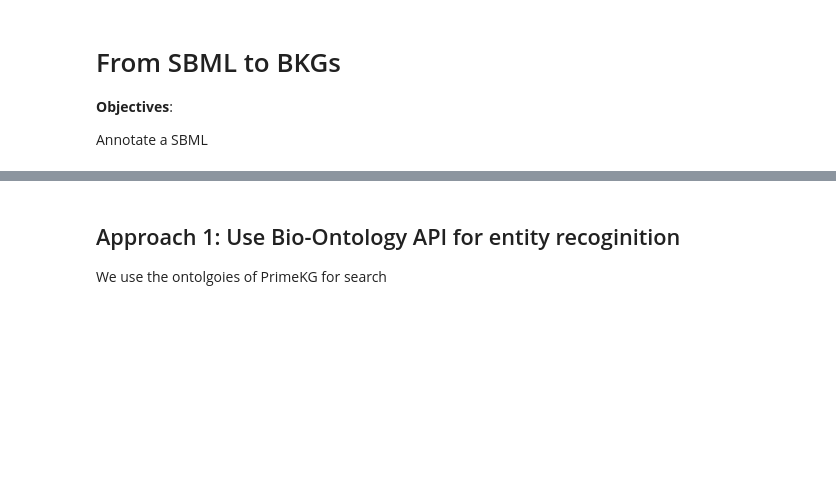
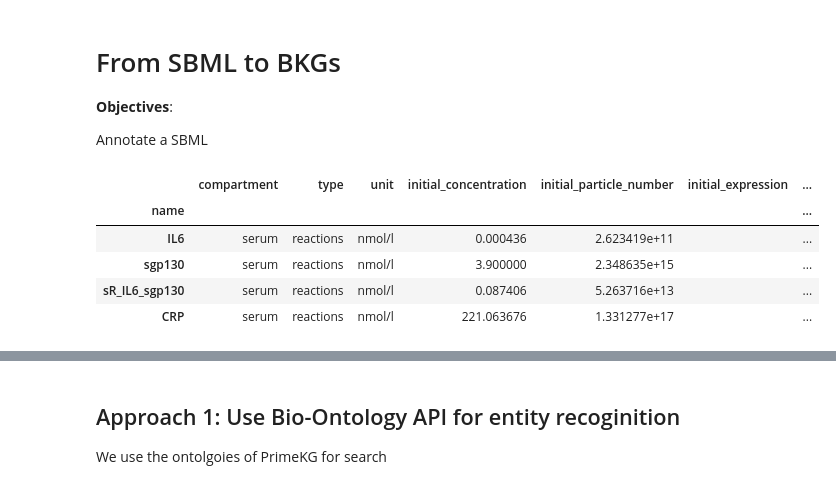
Before and after one commit to VirtualPatientEngine/AIAgents4Pharma, a Jupyter notebook: docs/notebooks/talk2biomodels/sbml_species_annotation.ipynb, the cells around one changed output, grey strips where cells are left out. Saved outputs shown, nothing was run; the diff lists cells and outputs as text; code cells hidden in the pictures; blank space fills up the shorter version.

```diff
--- a/docs/notebooks/talk2biomodels/sbml_species_annotation.ipynb
+++ b/docs/notebooks/talk2biomodels/sbml_species_annotation.ipynb
@@ -13,7 +13,14 @@ import basico
 # %%
 model = basico.load_model("./Dwivedi_Model537_empty.xml")
 species = basico.get_species()
-species
+species.head(4)
+# %% [output]
+|  | compartment | type | unit | initial_concentration | initial_particle_number | initial_expression | ... |
+| name |  |  |  |  |  |  | ... |
+| IL6 | serum | reactions | nmol/l | 0.000436 | 2.623419e+11 |  | ... |
+| sgp130 | serum | reactions | nmol/l | 3.900000 | 2.348635e+15 |  | ... |
+| sR_IL6_sgp130 | serum | reactions | nmol/l | 0.087406 | 5.263716e+13 |  | ... |
+| CRP | serum | reactions | nmol/l | 221.063676 | 1.331277e+17 |  | ... |
 # %%
 # The empty model does not have annotation for species
 basico.get_miriam_annotation(name="IL6")
```
Also changed, not shown: parts of 18 cells of this notebook, 4 other files.
